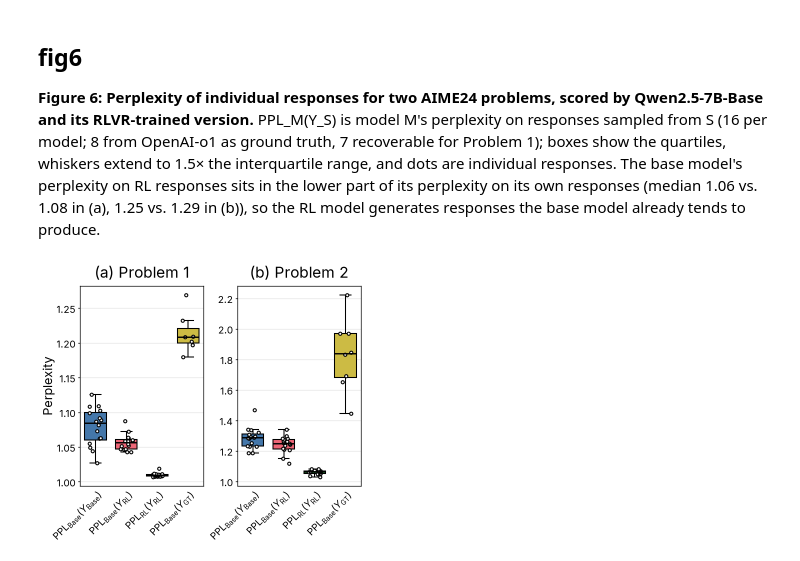
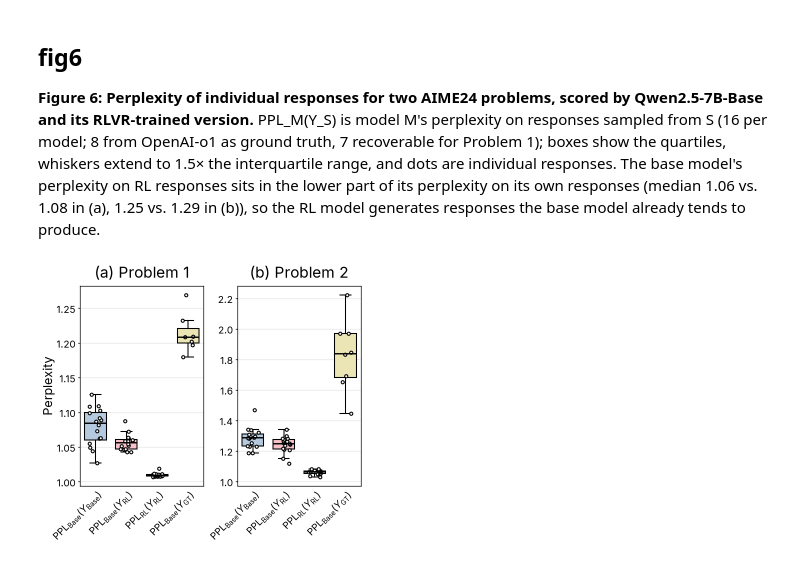
Before and after one commit to bigohofone/academic-figure-skill, a Jupyter notebook: examples/rlvr-with-skill.ipynb, the cells around one changed output. Saved outputs shown, nothing was run; the diff lists cells and outputs as text; code cells hidden in the pictures.

```diff
--- a/examples/rlvr-with-skill.ipynb
+++ b/examples/rlvr-with-skill.ipynb
@@ -92,32 +92,32 @@ plt.show()
 # %%
 with open("../rlvr-fig6.json") as f:
     data = json.load(f)
 
 groups = [
     ("PPL_Base(Y_Base)", r"$\mathrm{PPL_{Base}}(Y_\mathrm{Base})$", cset.blue),
     ("PPL_Base(Y_RL)", r"$\mathrm{PPL_{Base}}(Y_\mathrm{RL})$", cset.red),
     ("PPL_RL(Y_RL)", r"$\mathrm{PPL_{RL}}(Y_\mathrm{RL})$", cset.green),
     ("PPL_Base(Y_GT)", r"$\mathrm{PPL_{Base}}(Y_\mathrm{GT})$", cset.yellow),
 ]
 rng = np.random.default_rng(0)
 
 fig, axes = plt.subplots(1, 2, figsize=(3.25, 3))
 for ax, (letter, problem) in zip(axes, [("a", "Problem 1"), ("b", "Problem 2")]):
     for x, (key, label, color) in enumerate(groups):
         values = data[problem][key]
         box = ax.boxplot(values, positions=[x], widths=0.7, showfliers=False)
-        box["boxes"][0].set_facecolor(color)
+        box["boxes"][0].set_facecolor(lighten(color))
         ax.plot(x + rng.uniform(-0.2, 0.2, len(values)), values, "o", color="black", markerfacecolor="white", linestyle="none")
     ax.set_xticks(range(len(groups)), labels=[label for _, label, _ in groups], rotation=45, ha="right", rotation_mode="anchor")
     ax.tick_params(axis="x", length=0)
     ax.grid(axis="x", visible=False)
     ax.set_title(f"({letter}) {problem}")
 
 axes[0].set_ylabel("Perplexity")
 
 fit_height(fig, axes, aspect=1.618)
 fig.savefig("fig6.pdf")
 fig.savefig("fig6.png")
 plt.show()
 # %% [output]
-[figure, old version]
+[figure, new version]
```
Also changed, not shown: parts of 1 cell of this notebook, 4 other files.
